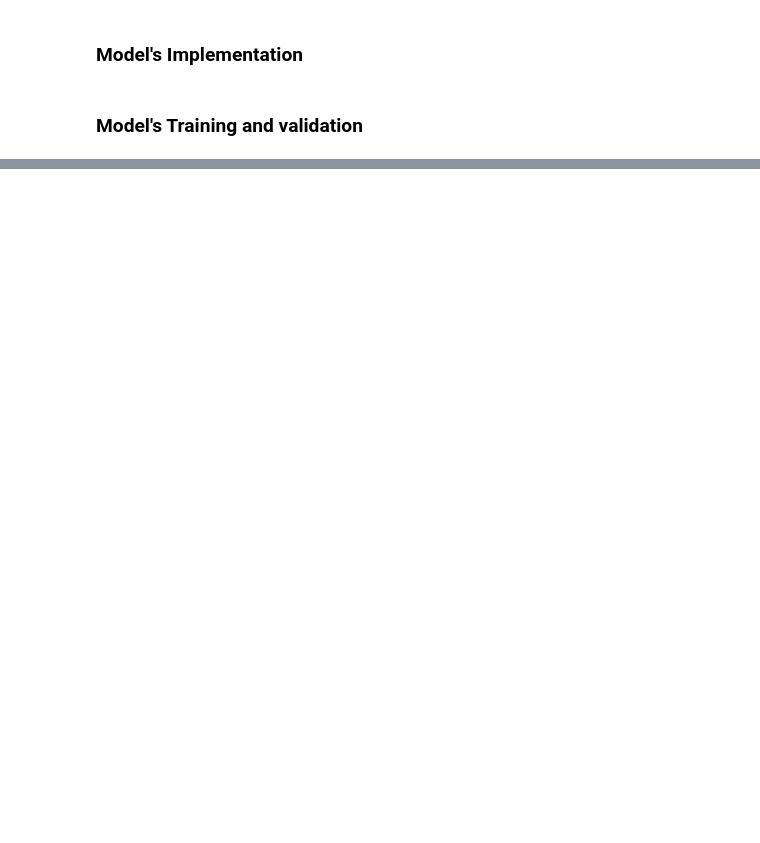
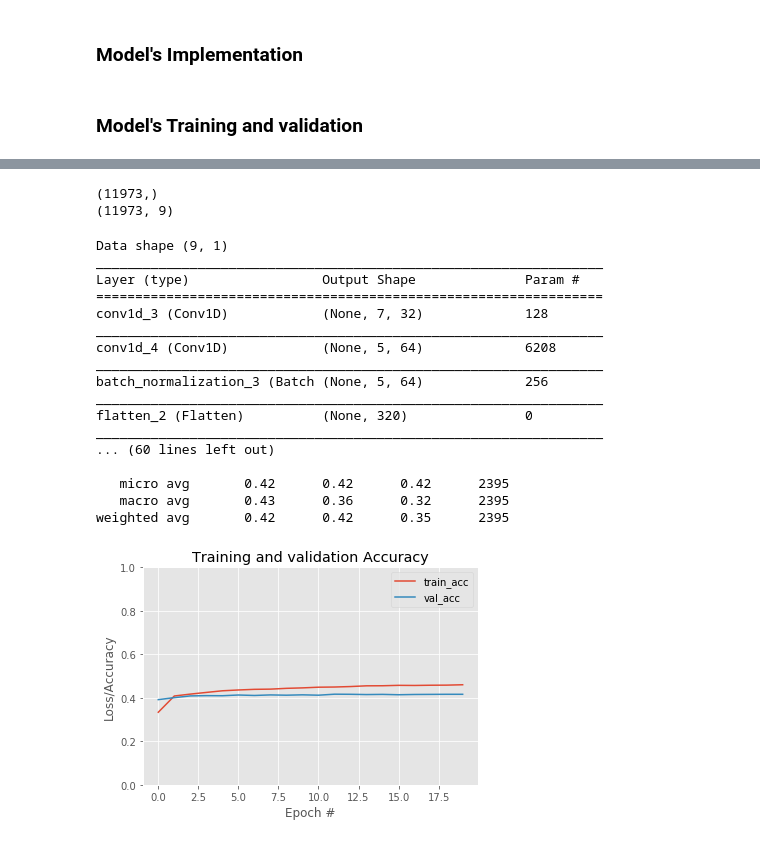
Before and after one commit to IsmaelCesar/repositorio_biologia_computacional, a Jupyter notebook: Projeto_Biologia.ipynb, the cells around one changed output, grey strips where cells are left out. Saved outputs shown, nothing was run; the diff lists cells and outputs as text; code cells hidden in the pictures; blank space fills up the shorter version.

Commit message:
Updating ipynb for 1D model

```diff
--- a/Projeto_Biologia.ipynb
+++ b/Projeto_Biologia.ipynb
@@ -2,8 +2,8 @@
 import pandas as pd
 import numpy as np
 from keras.models import Sequential
-from keras.layers import Dense, Dropout, ActivityRegularization, BatchNormalization, Conv2D, AveragePooling2D, Flatten
-from keras.layers import Input,Add,MaxPooling2D,LSTM,TimeDistributed
+from keras.layers import Dense, Dropout, ActivityRegularization, BatchNormalization, Conv1D, AveragePooling1D, Flatten
+from keras.layers import Input,Add,MaxPooling1D,LSTM,TimeDistributed
 from keras.models  import Model
 from keras import regularizers
 from keras.optimizers import Adamax
@@ -16,7 +16,7 @@ from sklearn.metrics import confusion_matrix
 import matplotlib.pyplot as plt
 import seaborn as sns
 
-janela = 25 #valor impar
+janela = 9 #valor impar
 size = int(janela/2) #tamanho a ser incrementado nas laterais
 # %%
 def load(X):
@@ -111,12 +53,12 @@ def position_values_to_scores(data):
 # %% [markdown]
 ### Model's Implementation
 # %%
-def conv2DModel(input_shape,n_classes):
+def conv1DModel(input_shape,n_classes):
     model = Sequential()
     reg = 0.01
-    model.add(Conv2D(32,(3),input_shape=input_shape,use_bias=True,
+    model.add(Conv1D(32,(3),input_shape=input_shape,use_bias=True,
                    kernel_regularizer=regularizers.l2(reg),activation='relu'))
-    model.add(Conv2D(64,(3),use_bias=True,
+    model.add(Conv1D(64,(3),use_bias=True,
                    kernel_regularizer=regularizers.l2(reg),activation='relu'))
     model.add(BatchNormalization())
     model.add(Flatten())
@@ -252,18 +154,56 @@ def evaluate_model(model,hist,X_test,y_test,batch_size,epochs):
+# %%
+X = np.asarray(X)
+y = np.asarray(y)
+
+scaler = preprocessing.StandardScaler().fit(X)
+X = scaler.transform(X)
+
+y, X = sklearn.utils.shuffle([X, y])
+print(y.shape)
+print(X.shape)
+X = X.reshape(-1, janela, 1)
+
+X_train, X_test, y_train, y_test = train_test_split(X, y, test_size=.2)
+
+y_train = keras.utils.to_categorical(y_train, 3)
+y_test = keras.utils.to_categorical(y_test, 3)
+# %% [output]
+(11973,)
+(11973, 9)
 # %%
-epochs = 100
-batch_size=512
+epochs = 20
+batch_size = 512
 input_shape = X.shape[1:]
-print("Data shape",input_shape)
-#model = conv2DModel(input_shape,3)
-model = conv2DResnet(input_shape,3)
+print("Data shape", input_shape)
+model = conv1DModel(input_shape, 3)
+# model = conv1DResnet(input_shape,3)
 
 model.compile(loss='categorical_crossentropy',
-              optimizer=keras.optimizers.SGD(lr=.01,momentum=.5),
+              optimizer=keras.optimizers.SGD(lr=.01, momentum=.5),
               metrics=['accuracy'])
 
 hist = model.fit(X_train, y_train, batch_size=batch_size, epochs=epochs, validation_data=(X_test, y_test))
 
 evaluate_model(model, hist, X_test, y_test, batch_size, epochs)
+# %% [output]
+Data shape (9, 1)
+_________________________________________________________________
+Layer (type)                 Output Shape              Param #
+=================================================================
+conv1d_3 (Conv1D)            (None, 7, 32)             128
+_________________________________________________________________
+conv1d_4 (Conv1D)            (None, 5, 64)             6208
+_________________________________________________________________
+batch_normalization_3 (Batch (None, 5, 64)             256
+_________________________________________________________________
+flatten_2 (Flatten)          (None, 320)               0
+_________________________________________________________________
+... (60 lines left out)
+
+   micro avg       0.42      0.42      0.42      2395
+   macro avg       0.43      0.36      0.32      2395
+weighted avg       0.42      0.42      0.35      2395
+[figure, added]
 # %%
 predictions = model.predict(X_test)
 p = [ np.argmax(p)  for p in predictions]
```
Also changed, not shown: parts of 7 cells of this notebook.
